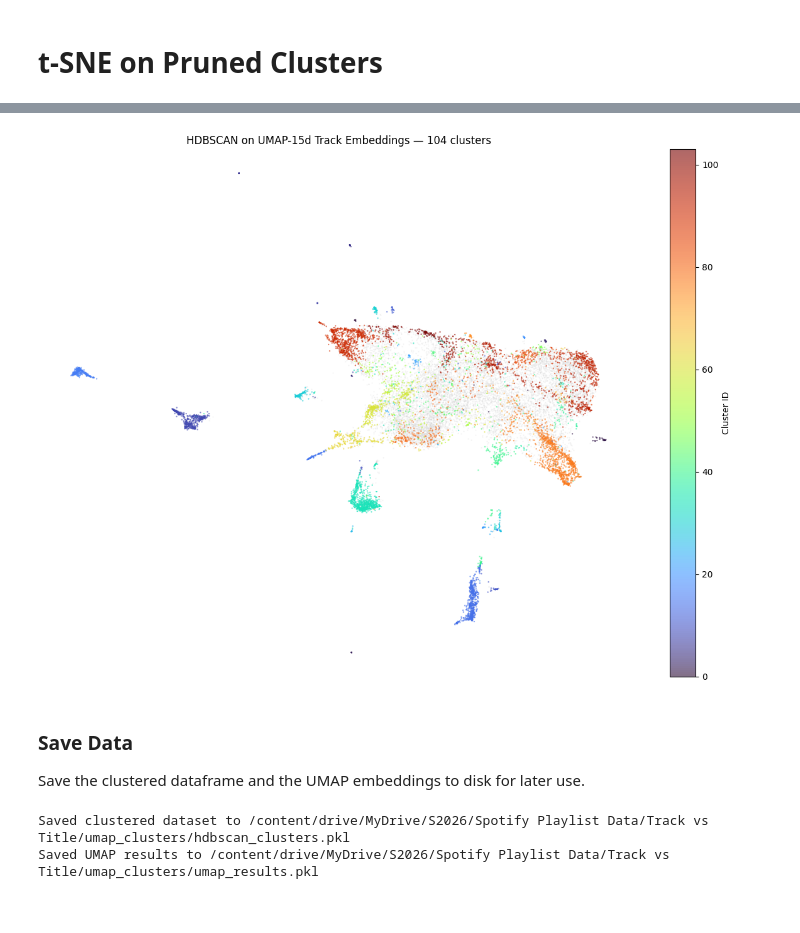
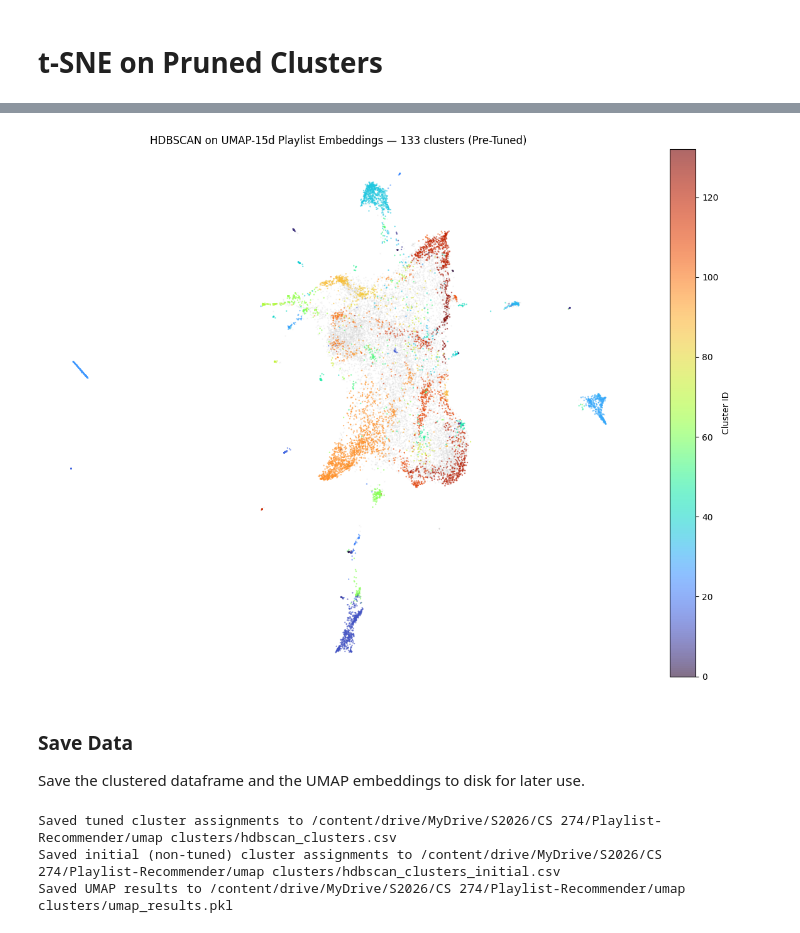
Before and after one commit to siddmohanty111/RecsysUpgrade, a Jupyter notebook: PlaylistRecsysUpgrade/clustering/UMAP_HDBSCAN.ipynb, the cells around one changed output, grey strips where cells are left out. Cells and saved outputs as stored; diff of their text form; code cells hidden in the pictures.

```diff
--- a/PlaylistRecsysUpgrade/clustering/UMAP_HDBSCAN.ipynb
+++ b/PlaylistRecsysUpgrade/clustering/UMAP_HDBSCAN.ipynb
@@ -320,6 +311,10 @@ cluster_assignments_df = pd.DataFrame({
     'cluster': cluster_labels,
 })
 
+# Save initial (pre-tuned) cluster assignments and labels
+initial_cluster_labels = cluster_labels.copy()
+initial_cluster_assignments_df = cluster_assignments_df.copy()
+
 # Summary table
 cluster_sizes = (
     cluster_assignments_df[cluster_assignments_df['cluster'] != -1]
@@ -563,38 +628,43 @@ print("Plot saved.")
 # %%
 # Visualize clusters on the 2D layout
 # Map the viz sample's cluster labels for colouring
-viz_labels = cluster_labels[viz_idx]
+viz_labels = initial_cluster_labels[viz_idx]
 noise_mask   = viz_labels == -1
 cluster_mask = ~noise_mask
 
 plt.figure(figsize=(12, 9))
 plt.scatter(
     umap_2d[noise_mask, 0], umap_2d[noise_mask, 1],
     s=2, c='lightgrey', alpha=0.3, linewidths=0, label='Noise'
 )
 sc = plt.scatter(
     umap_2d[cluster_mask, 0], umap_2d[cluster_mask, 1],
     s=3, c=viz_labels[cluster_mask], cmap='turbo', alpha=0.6, linewidths=0
 )
 plt.colorbar(sc, label='Cluster ID')
-plt.title(f"HDBSCAN on UMAP-{UMAP_DIM_DEFAULT}d Playlist Embeddings — {n_clusters} clusters")
+plt.title(f"HDBSCAN on UMAP-{UMAP_DIM_DEFAULT}d Playlist Embeddings — {n_clusters} clusters (Pre-Tuned)")
 plt.axis('off')
 plt.tight_layout()
 plt.show()
 # %% [output]
-[figure, old version]
+[figure, new version]
 # %% [markdown]
 ### Save Data
 Save the clustered dataframe and the UMAP embeddings to disk for later use.
 # %%
 output_path_data = os.path.join(CLUSTERS_OUTPUT_DIR, "hdbscan_clusters.csv")
 output_path_umap = os.path.join(CLUSTERS_OUTPUT_DIR, "umap_results.pkl")
+output_path_initial_clusters = os.path.join(CLUSTERS_OUTPUT_DIR, "hdbscan_clusters_initial.csv")
 
-# 1. Save full cluster assignments (including noise = -1)
+# 1. Save full cluster assignments (including noise = -1) from tuned model
 cluster_assignments_df.to_csv(output_path_data, index=False)
-print(f"Saved cluster assignments to {output_path_data}")
+print(f"Saved tuned cluster assignments to {output_path_data}")
 
-# 2. Save UMAP projections (including the 2D layout for viz)
+# 2. Save initial (non-tuned) cluster assignments (including noise = -1)
+initial_cluster_assignments_df.to_csv(output_path_initial_clusters, index=False)
+print(f"Saved initial (non-tuned) cluster assignments to {output_path_initial_clusters}")
+
+# 3. Save UMAP projections (including the 2D layout for viz)
 umap_save_dict = {
     'umap_results': umap_results,
     'umap_2d': umap_2d,
@@ -605,5 +675,6 @@ with open(output_path_umap, 'wb') as f:
     pickle.dump(umap_save_dict, f)
 print(f"Saved UMAP results to {output_path_umap}")
 # %% [output]
-Saved clustered dataset to /content/drive/MyDrive/S2026/Spotify Playlist Data/Track vs Title/umap_clusters/hdbscan_clusters.pkl
-Saved UMAP results to /content/drive/MyDrive/S2026/Spotify Playlist Data/Track vs Title/umap_clusters/umap_results.pkl
+Saved tuned cluster assignments to /content/drive/MyDrive/S2026/CS 274/Playlist-Recommender/umap clusters/hdbscan_clusters.csv
+Saved initial (non-tuned) cluster assignments to /content/drive/MyDrive/S2026/CS 274/Playlist-Recommender/umap clusters/hdbscan_clusters_initial.csv
+Saved UMAP results to /content/drive/MyDrive/S2026/CS 274/Playlist-Recommender/umap clusters/umap_results.pkl
```
Also changed, not shown: parts of 14 cells of this notebook.
